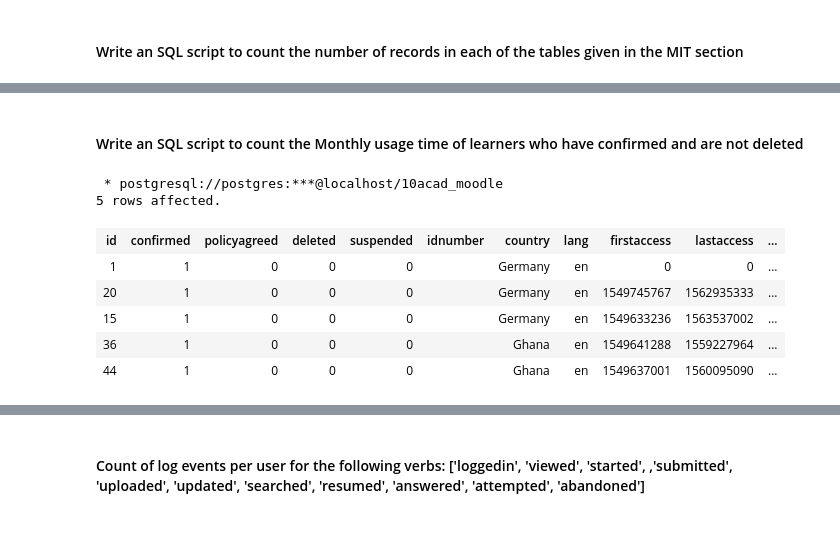
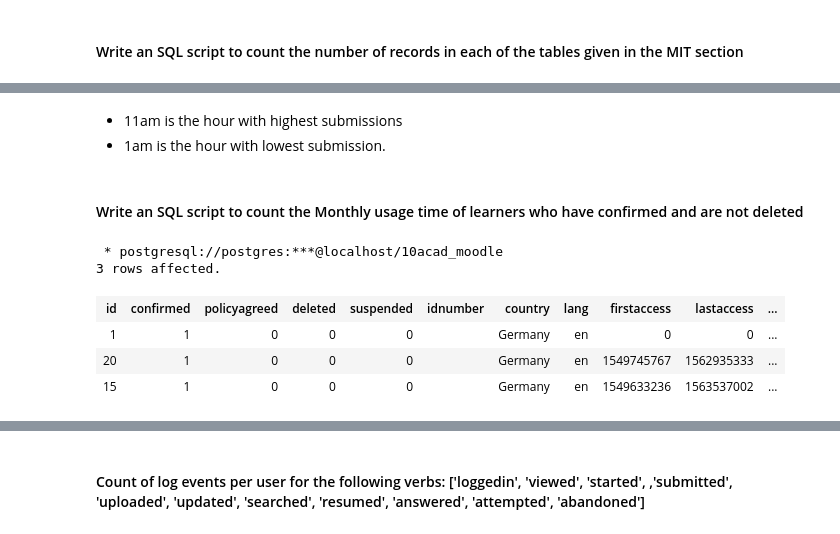
Before and after one commit to tijesunimiolashore/Educational-Data-Log-Analysis, a Jupyter notebook: Educational_Data_Analysis.ipynb, the cells around one changed output, grey strips where cells are left out. Saved outputs shown, nothing was run; the diff lists cells and outputs as text; code cells hidden in the pictures.

```diff
--- a/Educational_Data_Analysis.ipynb
+++ b/Educational_Data_Analysis.ipynb
@@ -104,18 +169,19 @@ SELECT (SELECT COUNT(*) FROM mdl_grade_grades) as mdl_grade_grades,
+# %% [markdown]
+* 11am is the hour with highest submissions
+* 1am is the hour with lowest submission.
 # %% [markdown]
 #### Write an SQL script to count the Monthly usage time of learners who have confirmed and are not deleted
 # %%
 %%sql
 
-SELECT * FROM mdl_user LIMIT 5
+SELECT * FROM mdl_user LIMIT 3
 # %% [output]
  * postgresql://postgres:***@localhost/10acad_moodle
-5 rows affected.
+3 rows affected.
 | id | confirmed | policyagreed | deleted | suspended | idnumber | country | lang | firstaccess | lastaccess | ... |
 | 1 | 1 | 0 | 0 | 0 |  | Germany | en | 0 | 0 | ... |
 | 20 | 1 | 0 | 0 | 0 |  | Germany | en | 1549745767 | 1562935333 | ... |
 | 15 | 1 | 0 | 0 | 0 |  | Germany | en | 1549633236 | 1563537002 | ... |
-| 36 | 1 | 0 | 0 | 0 |  | Ghana | en | 1549641288 | 1559227964 | ... |
-| 44 | 1 | 0 | 0 | 0 |  | Ghana | en | 1549637001 | 1560095090 | ... |
 # %%
 %%sql
 
```
Also changed, not shown: parts of 31 cells of this notebook.
